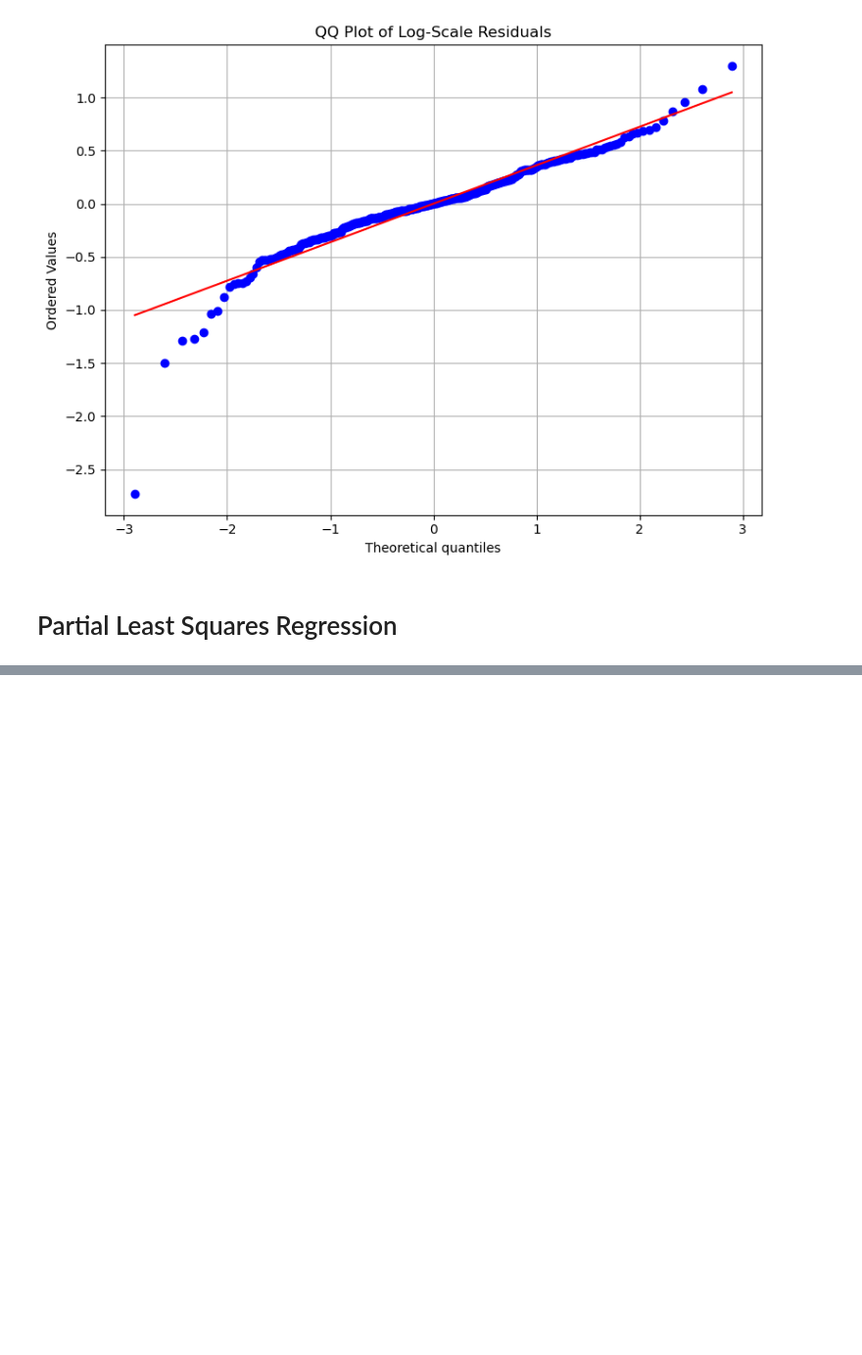
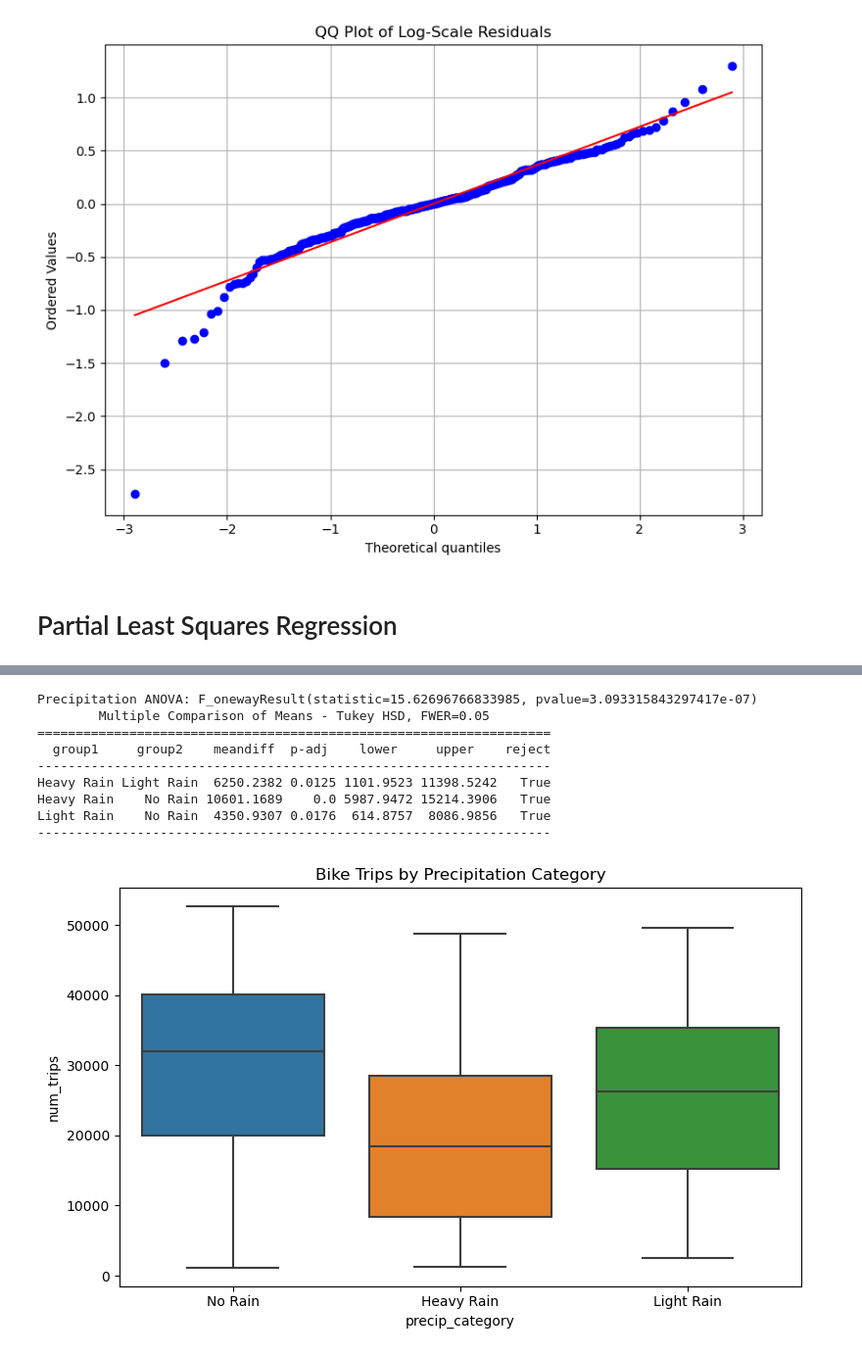
Before and after one commit to gz2390/STATS-5291-FP, a Jupyter notebook: 5291 Project.ipynb, the cells around one changed output, grey strips where cells are left out. Shown at 98% size. Cells and saved outputs as stored; diff of their text form; code cells hidden in the pictures; blank space fills up the shorter version.

```diff
--- a/5291 Project.ipynb
+++ b/5291 Project.ipynb
@@ -383,0 +447,42 @@ plt.show()
+# %%
+# Precipitation category
+def categorize_precip(p):
+    if p == 0:
+        return "No Rain"
+    elif p <= 5:
+        return "Light Rain"
+    else:
+        return "Heavy Rain"
+
+merged_df["precip_category"] = merged_df["precipitation_sum"].apply(categorize_precip)
+
+# ANOVA for Precipitation
+precip_groups = merged_df.groupby("precip_category")["num_trips"].apply(list)
+precip_anova = f_oneway(*precip_groups)
+print("Precipitation ANOVA:", precip_anova)
+
+# Tukey HSD for Precipitation
+tukey_precip = pairwise_tukeyhsd(
+    endog=merged_df["num_trips"],
+    groups=merged_df["precip_category"],
+    alpha=0.05
+)
+print(tukey_precip)
+
+# Boxplot
+plt.figure(figsize=(8, 5))
+sns.boxplot(x="precip_category", y="num_trips", data=merged_df)
+plt.title("Bike Trips by Precipitation Category")
+plt.tight_layout()
+plt.show()
+# %% [output]
+Precipitation ANOVA: F_onewayResult(statistic=15.62696766833985, pvalue=3.093315843297417e-07)
+        Multiple Comparison of Means - Tukey HSD, FWER=0.05
+===================================================================
+  group1     group2    meandiff  p-adj    lower     upper    reject
+-------------------------------------------------------------------
+Heavy Rain Light Rain  6250.2382 0.0125 1101.9523 11398.5242   True
+Heavy Rain    No Rain 10601.1689    0.0 5987.9472 15214.3906   True
+Light Rain    No Rain  4350.9307 0.0176  614.8757  8086.9856   True
+-------------------------------------------------------------------
+[figure, added]
```
Also changed, not shown: parts of 10 cells of this notebook.
